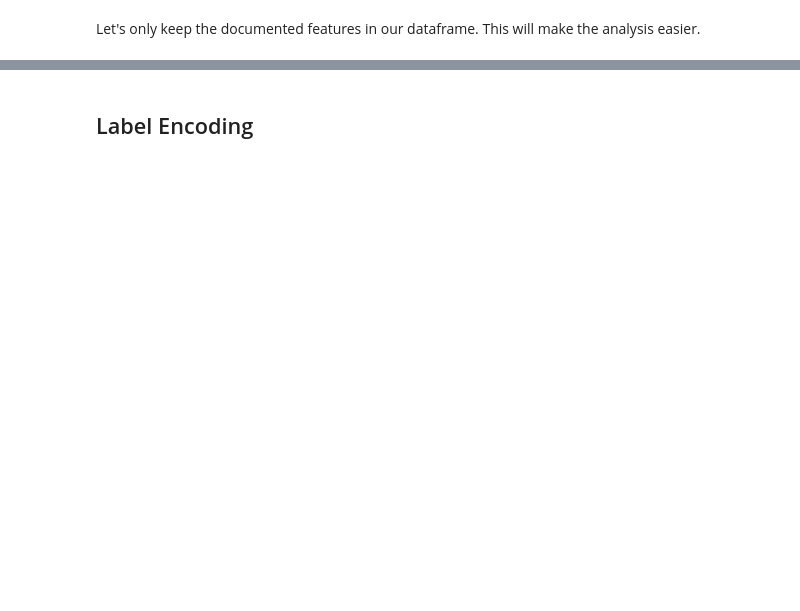
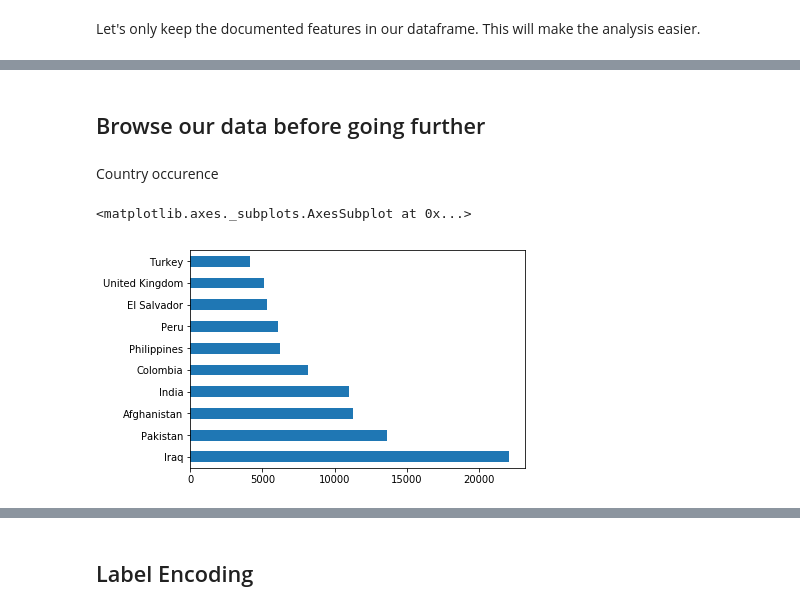
Before and after one commit to emile-bernard/Machine-Learning-Terrorism-Prediction, a Jupyter notebook: notebooks/Machine-Learning-Terrorism-Prediction/Machine-Learning-Terrorism-Prediction.ipynb, the cells around one changed output, grey strips where cells are left out. Cells and saved outputs as stored; diff of their text form; code cells hidden in the pictures; blank space fills up the shorter version.

Commit message:
Implemented basic label occurence

```diff
--- a/notebooks/Machine-Learning-Terrorism-Prediction/Machine-Learning-Terrorism-Prediction.ipynb
+++ b/notebooks/Machine-Learning-Terrorism-Prediction/Machine-Learning-Terrorism-Prediction.ipynb
@@ -113,0 +142,9 @@ selectedDataFrame
+# %% [markdown]
+## Browse our data before going further
+# %% [markdown]
+Country occurence
+# %%
+selectedDataFrame['country_txt'].value_counts()[:10].plot(kind='barh')
+# %% [output]
+<matplotlib.axes._subplots.AxesSubplot at 0x...>
+[figure, added]
```
Also changed, not shown: parts of 12 cells of this notebook.
